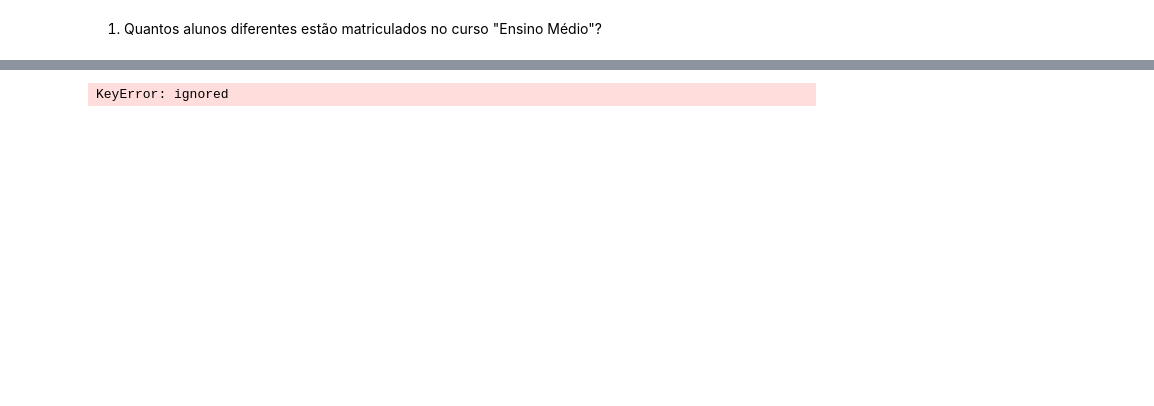
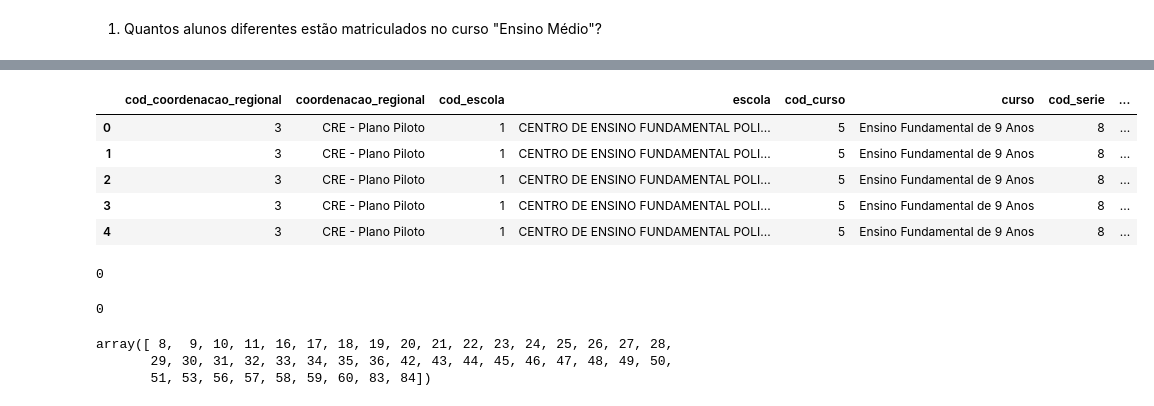
Before and after one commit to k3lvin-os/trabalho_pandas_qads, a Jupyter notebook: trabalho_pandas_qads.ipynb, the cells around one changed output, grey strips where cells are left out. Saved outputs shown, nothing was run; the diff lists cells and outputs as text; code cells hidden in the pictures; blank space fills up the shorter version.

```diff
--- a/trabalho_pandas_qads.ipynb
+++ b/trabalho_pandas_qads.ipynb
@@ -89,4 +70,23 @@ def normalize_str(string):
-# %%
-df["ensino medio" in df.escola.apply(normalize_str)]
-# %% [output]
-KeyError: ignored
+# %%
+df.head()
+# %% [output]
+|  | cod_coordenacao_regional | coordenacao_regional | cod_escola | escola | cod_curso | curso | cod_serie | ... |
+| 0 | 3 | CRE - Plano Piloto | 1 | CENTRO DE ENSINO FUNDAMENTAL POLI... | 5 | Ensino Fundamental de 9 Anos | 8 | ... |
+| 1 | 3 | CRE - Plano Piloto | 1 | CENTRO DE ENSINO FUNDAMENTAL POLI... | 5 | Ensino Fundamental de 9 Anos | 8 | ... |
+| 2 | 3 | CRE - Plano Piloto | 1 | CENTRO DE ENSINO FUNDAMENTAL POLI... | 5 | Ensino Fundamental de 9 Anos | 8 | ... |
+| 3 | 3 | CRE - Plano Piloto | 1 | CENTRO DE ENSINO FUNDAMENTAL POLI... | 5 | Ensino Fundamental de 9 Anos | 8 | ... |
+| 4 | 3 | CRE - Plano Piloto | 1 | CENTRO DE ENSINO FUNDAMENTAL POLI... | 5 | Ensino Fundamental de 9 Anos | 8 | ... |
+# %%
+df.cod_serie.isna().sum()
+# %% [output]
+0
+# %%
+df.serie.isna().sum()
+# %% [output]
+0
+# %%
+df.cod_serie.unique()
+# %% [output]
+array([ 8,  9, 10, 11, 16, 17, 18, 19, 20, 21, 22, 23, 24, 25, 26, 27, 28,
+       29, 30, 31, 32, 33, 34, 35, 36, 42, 43, 44, 45, 46, 47, 48, 49, 50,
+       51, 53, 56, 57, 58, 59, 60, 83, 84])
```
Also changed, not shown: parts of 13 cells of this notebook.
